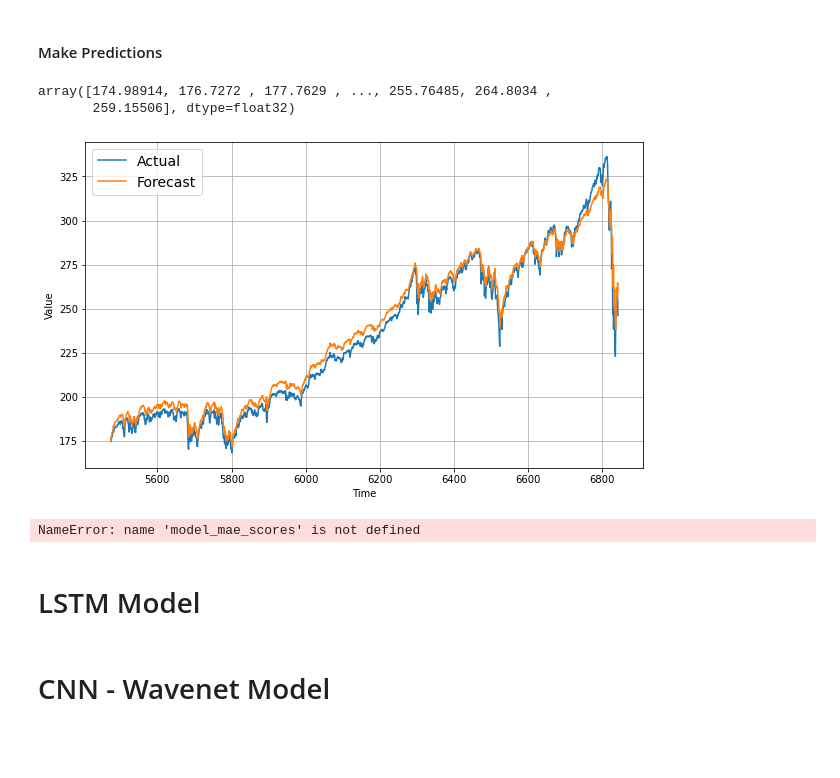
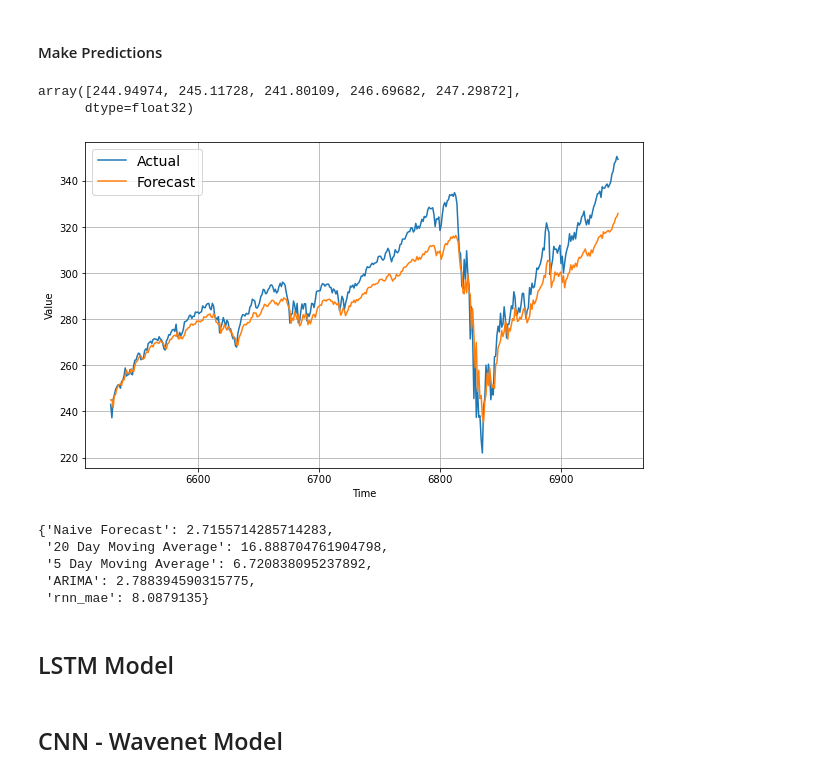
Before and after one commit to bsamaha/SPY-Time-Series-Predictions, a Jupyter notebook: Time Series Forecasting of ETFs.ipynb, the cells around one changed output. Cells and saved outputs as stored; diff of their text form; code cells hidden in the pictures; blank space fills up the shorter version.

Commit message:
Cleaned notebook of excess cells deleted unused arima files

```diff
--- a/Time Series Forecasting of ETFs.ipynb
+++ b/Time Series Forecasting of ETFs.ipynb
@@ -109,0 +50,16 @@ plot_series(time=spy.index,series=spy['Adj Close'])
+# %%
+series = spy['Close']
+
+# Create train data set
+train_split_date = '2014-12-31'
+train_split_index = np.where(spy.Date == train_split_date)[0][0]
+x_train = spy.loc[spy['Date'] <= train_split_date]['Close']
+
+# Create test data set
+test_split_date = '2019-01-02'
+test_split_index = np.where(spy.Date == test_split_date)[0][0]
+x_test = spy.loc[spy['Date'] >= test_split_date]['Close']
+
+# Create valid data set
+valid_split_index = (train_split_index.max(),test_split_index.min())
+x_valid = spy.loc[(spy['Date'] < test_split_date) & (spy['Date'] > train_split_date)]['Close']
@@ -754,2 +573,0 @@ Epoch 784/1000
-# %%
-model = keras.models.load_model("my_checkpoint")
@@ -774,6 +577,7 @@ plot_series(time_valid, rnn_forecast)
 # Reshape values
 x_train_values = x_train.values.reshape(-1, 1)
 x_valid_values = x_valid.values.reshape(-1, 1)
+x_test_values = x_test.values.reshape(-1, 1)
 
 #  Create Scaler Object
 x_train_scaler = MinMaxScaler(feature_range=(0, 1))
@@ -784,8 +588,11 @@ normalized_x_train = x_train_scaler.fit_transform(x_train_values)
 # Fit x_valid values
 normalized_x_valid = x_train_scaler.transform(x_valid_values)
 
+# Fit x_test values
+normalized_x_test = x_train_scaler.transform(x_test_values)
+
 # All values normalized to training data
-spy_noramlized_to_traindata = x_train_scaler.transform(spy['Adj Close'].values.reshape(-1, 1))
+spy_normalized_to_traindata = x_train_scaler.transform(series.values.reshape(-1, 1))
 
 # Example of how to iverse
 # inversed = scaler.inverse_transform(normalized_x_train).flatten()
@@ -917,31 +724,35 @@ model = keras.models.load_model("my_checkpoint")
 # %% [markdown]
 #### Make Predictions
 # %%
-rnn_forecast = model_forecast(model, spy_noramlized_to_traindata, window_size)
-rnn_forecast = rnn_forecast[split_time - window_size:-1, -1, 0]
+rnn_forecast = model_forecast(model, spy_normalized_to_traindata, window_size)
+rnn_forecast = rnn_forecast[x_test.index.min() - window_size:-1, -1, 0]
 # %%
 # Example of how to iverse
 rnn_unscaled_forecast = x_train_scaler.inverse_transform(rnn_forecast.reshape(-1,1)).flatten()
-rnn_unscaled_forecast
+rnn_unscaled_forecast[:5]
 # %% [output]
-array([174.98914, 176.7272 , 177.7629 , ..., 255.76485, 264.8034 ,
-       259.15506], dtype=float32)
+array([244.94974, 245.11728, 241.80109, 246.69682, 247.29872],
+      dtype=float32)
 # %%
 plt.figure(figsize=(10, 6))
-plot_series(time_valid, x_valid, label="Actual")
-plot_series(time_valid, rnn_unscaled_forecast, label="Forecast")
+plot_series(x_test.index, x_test, label="Actual")
+plot_series(x_test.index, rnn_unscaled_forecast, label="Forecast")
 # %% [output]
-[figure, old version]
+[figure, new version]
 # %%
 # Alternative way to show MAE to stay consistent with what we will be doing later
-rnn_mae = keras.metrics.mean_absolute_error(x_valid, rnn_unscaled_forecast).numpy()
+rnn_mae = keras.metrics.mean_absolute_error(x_test, rnn_unscaled_forecast).numpy()
 
 # Save to our dictionary of model mae scores
 model_mae_scores['rnn_mae'] = rnn_mae
 model_mae_scores
 # %% [output]
-NameError: name 'model_mae_scores' is not defined
+{'Naive Forecast': 2.7155714285714283,
+ '20 Day Moving Average': 16.888704761904798,
+ '5 Day Moving Average': 6.720838095237892,
+ 'ARIMA': 2.788394590315775,
+ 'rnn_mae': 8.0879135}
 # %% [markdown]
-# LSTM Model
+## LSTM Model
 # %% [markdown]
-# CNN - Wavenet Model
+## CNN - Wavenet Model
```
Also changed, not shown: parts of 61 cells of this notebook, 6 other files.
